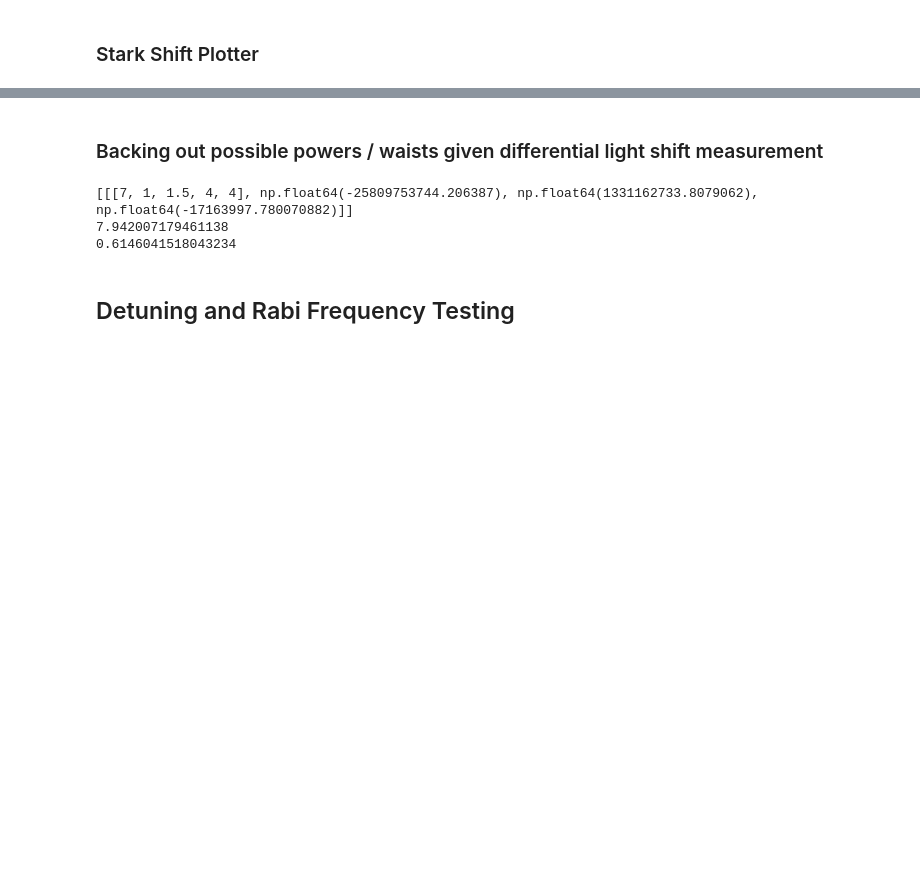
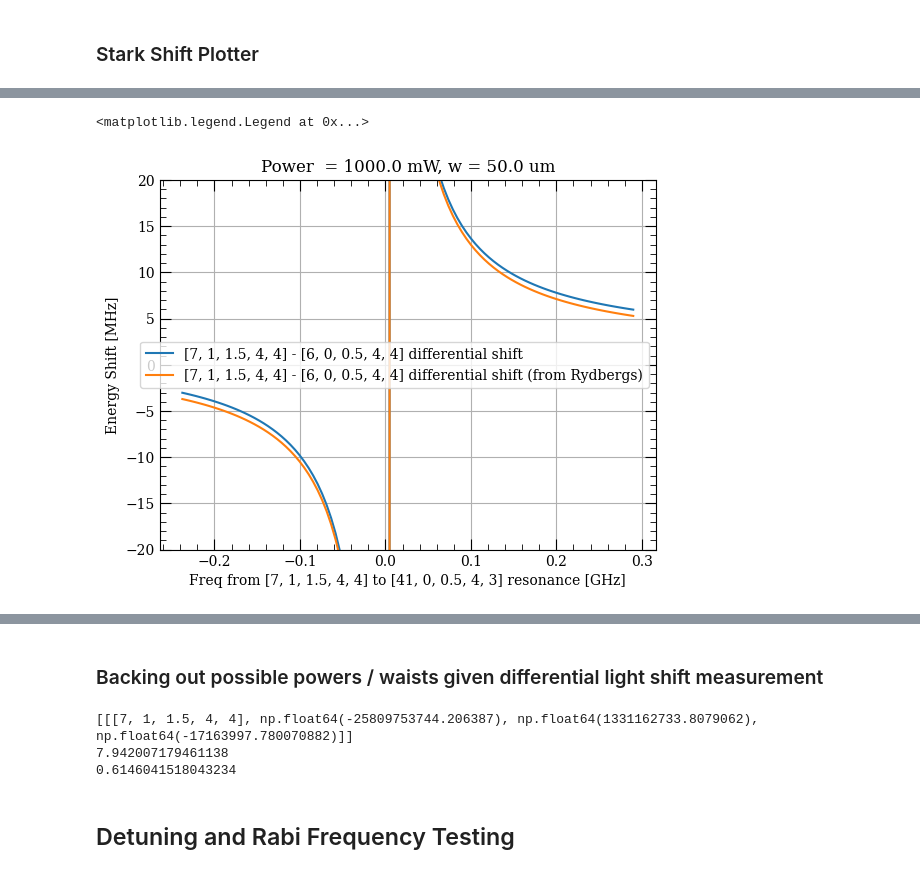
Before and after one commit to npeard/mmwave-calc, a Jupyter notebook: notebooks/ACStarkGeneral.ipynb, the cells around one changed output, grey strips where cells are left out. Drawn from its saved outputs; the diff is of its cells as text; code cells hidden in the pictures; blank space fills up the shorter version.

```diff
--- a/notebooks/ACStarkGeneral.ipynb
+++ b/notebooks/ACStarkGeneral.ipynb
@@ -386,0 +455,18 @@ plt.legend()
+# %%
+target_state = [41,0,0.5,4,3]
+deltas = [Delta(state1, target_state, wavelength)/(2*np.pi)*1e-9 for wavelength in wavelengths]
+
+plt.plot(deltas, dUs, label = f"{state1} - {state2} differential shift")
+plt.plot(deltas, dU_ryds, label = f"{state1} - {state2} differential shift (from Rydbergs)")
+# plt.plot(deltas, U1s, label = f"{state1} shift")
+# plt.plot(deltas, U1_ryds, label = f"{state1} shift (from Rydbergs)")
+# plt.plot(deltas, U2s, label = f"{state2} shift")
+plt.ylim(-20, 20)
+plt.xlabel(f"Freq from {state1} to {target_state} resonance [GHz]")
+plt.ylabel("Energy Shift [MHz]")
+plt.title(f"Power  = {P*1e3} mW, w = {w*1e6} um")
+plt.grid()
+plt.legend()
+# %% [output]
+<matplotlib.legend.Legend at 0x...>
+[figure, added]
```
Also changed, not shown: parts of 25 cells of this notebook.
